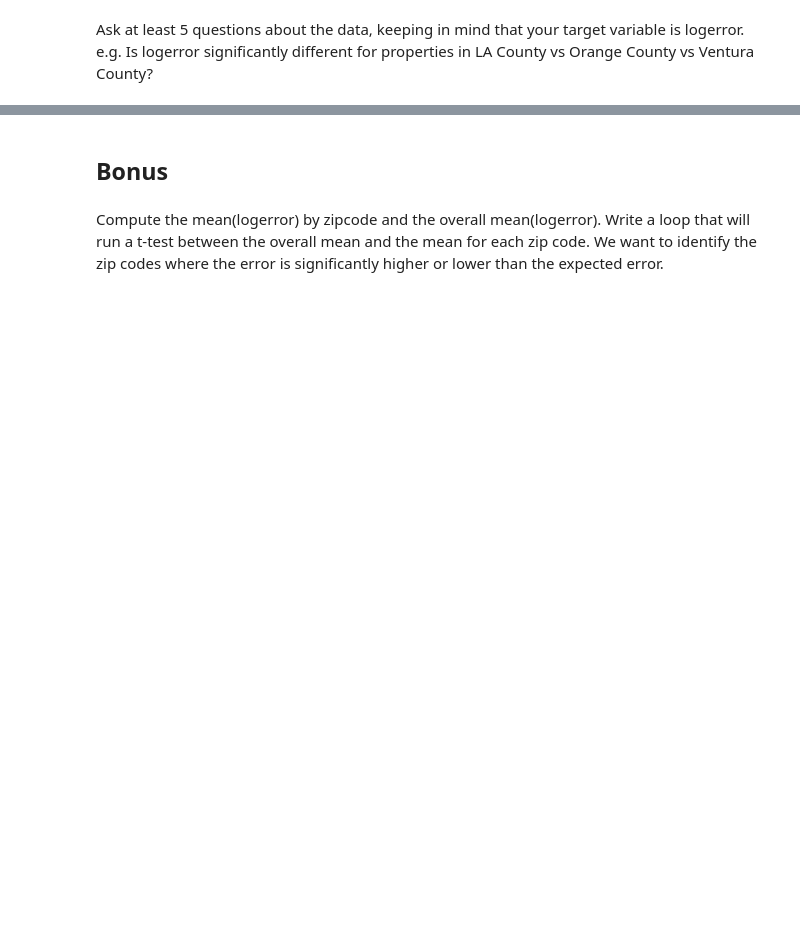
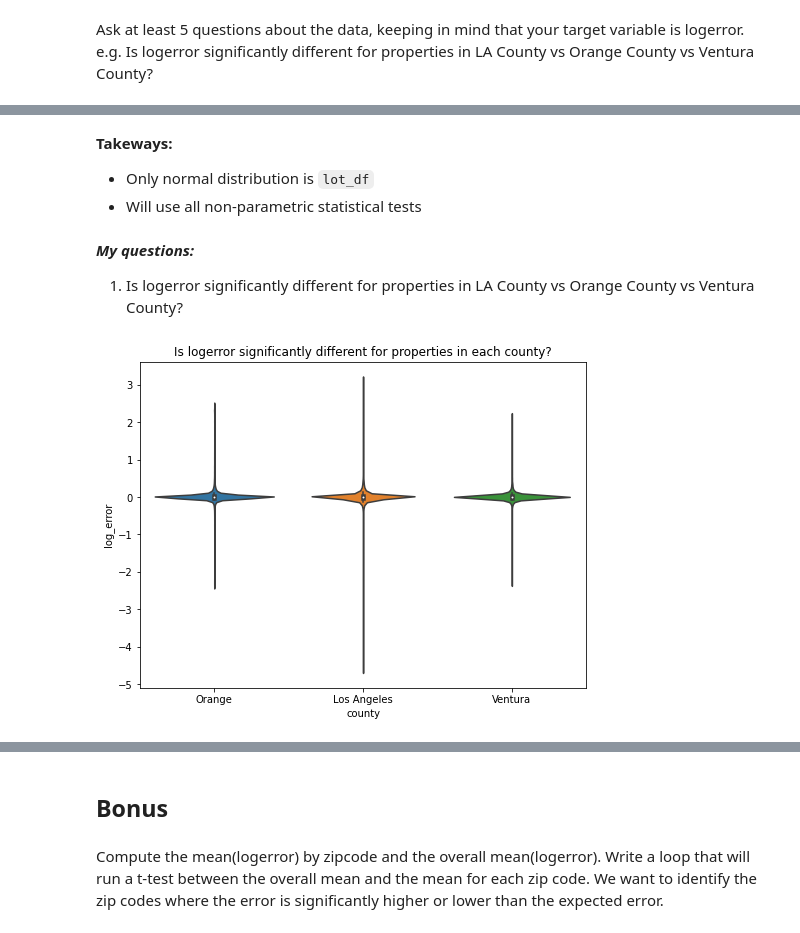
Before and after one commit to adam-talbot/clustering-exercises, a Jupyter notebook: explore_zillow.ipynb, the cells around one changed output, grey strips where cells are left out. Saved outputs shown, nothing was run; the diff lists cells and outputs as text; code cells hidden in the pictures; blank space fills up the shorter version.

```diff
--- a/explore_zillow.ipynb
+++ b/explore_zillow.ipynb
@@ -81,0 +82,13 @@ Answer those questions through a mix of statistical tests and visualizations.
+# %% [markdown]
+**Takeways:**
+- Only normal distribution is `lot_df`
+- Will use all non-parametric statistical tests
+# %% [markdown]
+***My questions:***
+1. Is logerror significantly different for properties in LA County vs Orange County vs Ventura County?
+# %%
+plt.figure(figsize=(8, 6))
+sns.violinplot(x=df.county, y=df.log_error)
+plt.title('Is logerror significantly different for properties in each county?');
+# %% [output]
+[figure, added]
```
Also changed, not shown: parts of 83 cells of this notebook, 2 other files.
